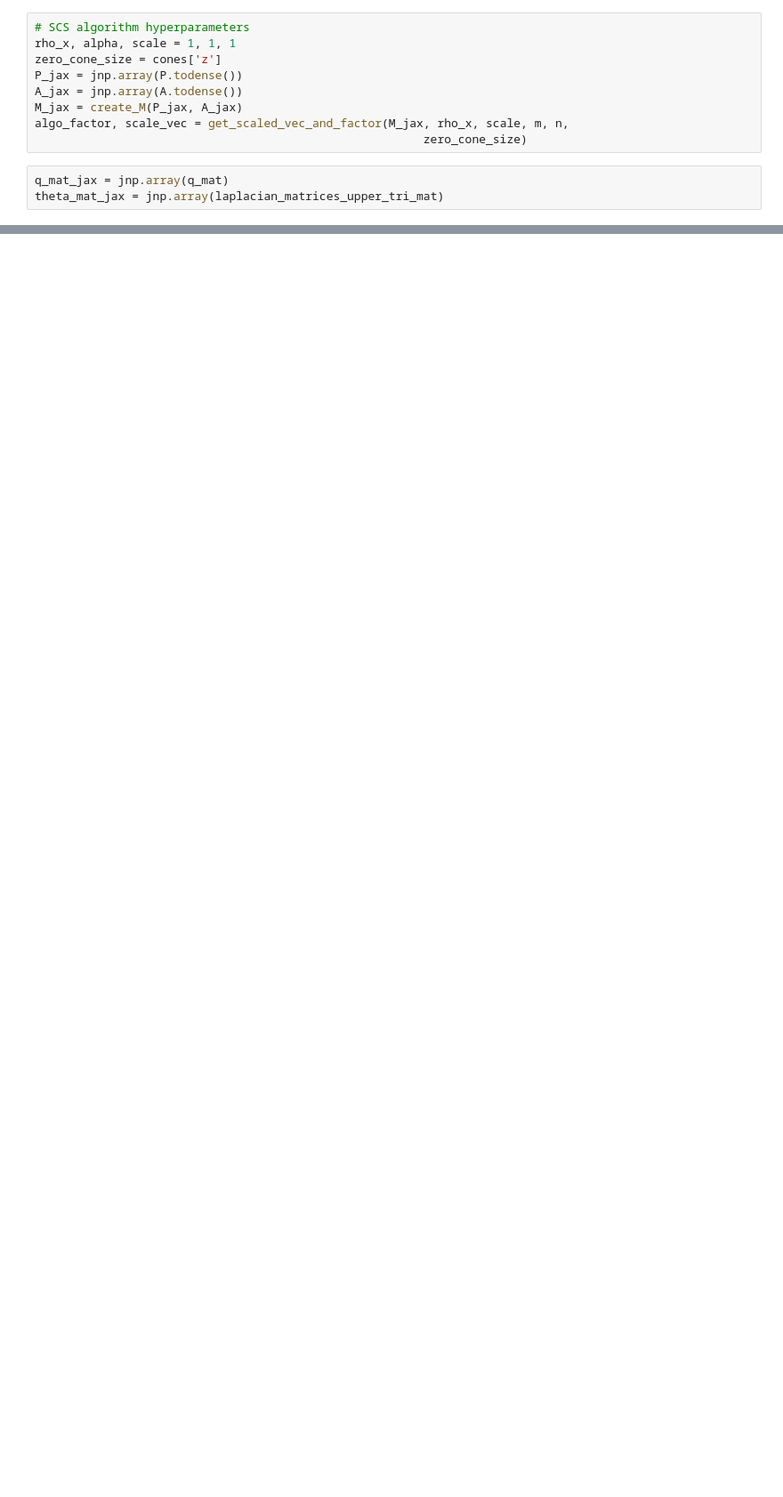
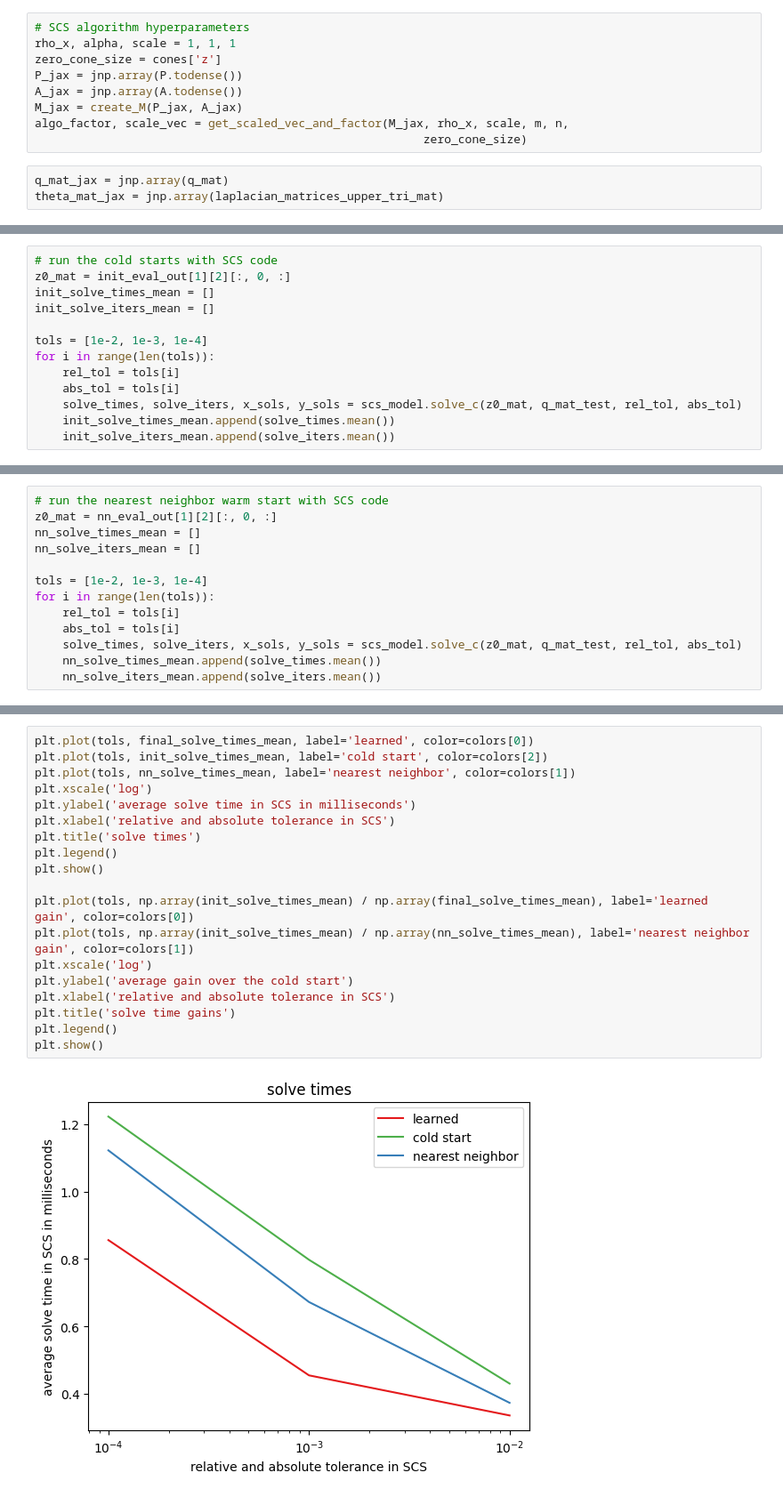
Before and after one commit to stellatogrp/l2ws, a Jupyter notebook: notebooks/accelerate_cvxpy_optimizer.ipynb, the cells around one changed output, grey strips where cells are left out. Shown at 89% size. Saved outputs shown, nothing was run; the diff lists cells and outputs as text; blank space fills up the shorter version.

```diff
--- a/notebooks/accelerate_cvxpy_optimizer.ipynb
+++ b/notebooks/accelerate_cvxpy_optimizer.ipynb
@@ -159,0 +394,13 @@ NameError: name 'proj_gd_model' is not defined
+# %%
+# run the cold starts with SCS code
+z0_mat = init_eval_out[1][2][:, 0, :]
+init_solve_times_mean = []
+init_solve_iters_mean = []
+
+tols = [1e-2, 1e-3, 1e-4]
+for i in range(len(tols)):
+    rel_tol = tols[i]
+    abs_tol = tols[i]
+    solve_times, solve_iters, x_sols, y_sols = scs_model.solve_c(z0_mat, q_mat_test, rel_tol, abs_tol)
+    init_solve_times_mean.append(solve_times.mean())
+    init_solve_iters_mean.append(solve_iters.mean())
@@ -159,0 +425,13 @@ NameError: name 'proj_gd_model' is not defined
+# %%
+# run the nearest neighbor warm start with SCS code
+z0_mat = nn_eval_out[1][2][:, 0, :]
+nn_solve_times_mean = []
+nn_solve_iters_mean = []
+
+tols = [1e-2, 1e-3, 1e-4]
+for i in range(len(tols)):
+    rel_tol = tols[i]
+    abs_tol = tols[i]
+    solve_times, solve_iters, x_sols, y_sols = scs_model.solve_c(z0_mat, q_mat_test, rel_tol, abs_tol)
+    nn_solve_times_mean.append(solve_times.mean())
+    nn_solve_iters_mean.append(solve_iters.mean())
@@ -159,0 +456,21 @@ NameError: name 'proj_gd_model' is not defined
+# %%
+plt.plot(tols, final_solve_times_mean, label='learned', color=colors[0])
+plt.plot(tols, init_solve_times_mean, label='cold start', color=colors[2])
+plt.plot(tols, nn_solve_times_mean, label='nearest neighbor', color=colors[1])
+plt.xscale('log')
+plt.ylabel('average solve time in SCS in milliseconds')
+plt.xlabel('relative and absolute tolerance in SCS')
+plt.title('solve times')
+plt.legend()
+plt.show()
+
+plt.plot(tols, np.array(init_solve_times_mean) / np.array(final_solve_times_mean), label='learned gain', color=colors[0])
+plt.plot(tols, np.array(init_solve_times_mean) / np.array(nn_solve_times_mean), label='nearest neighbor gain', color=colors[1])
+plt.xscale('log')
+plt.ylabel('average gain over the cold start')
+plt.xlabel('relative and absolute tolerance in SCS')
+plt.title('solve time gains')
+plt.legend()
+plt.show()
+# %% [output]
+[figure, added]
```
Also changed, not shown: parts of 19 cells of this notebook, 3 other files.
